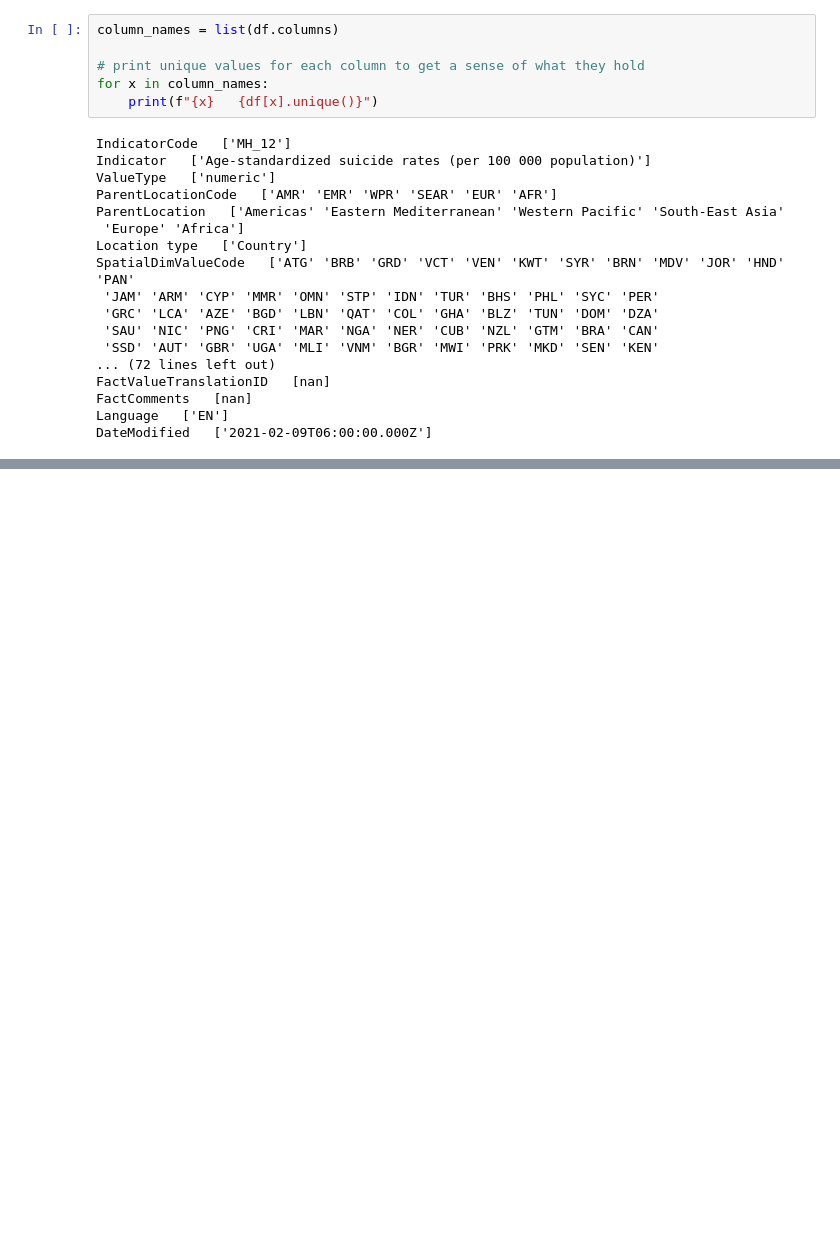
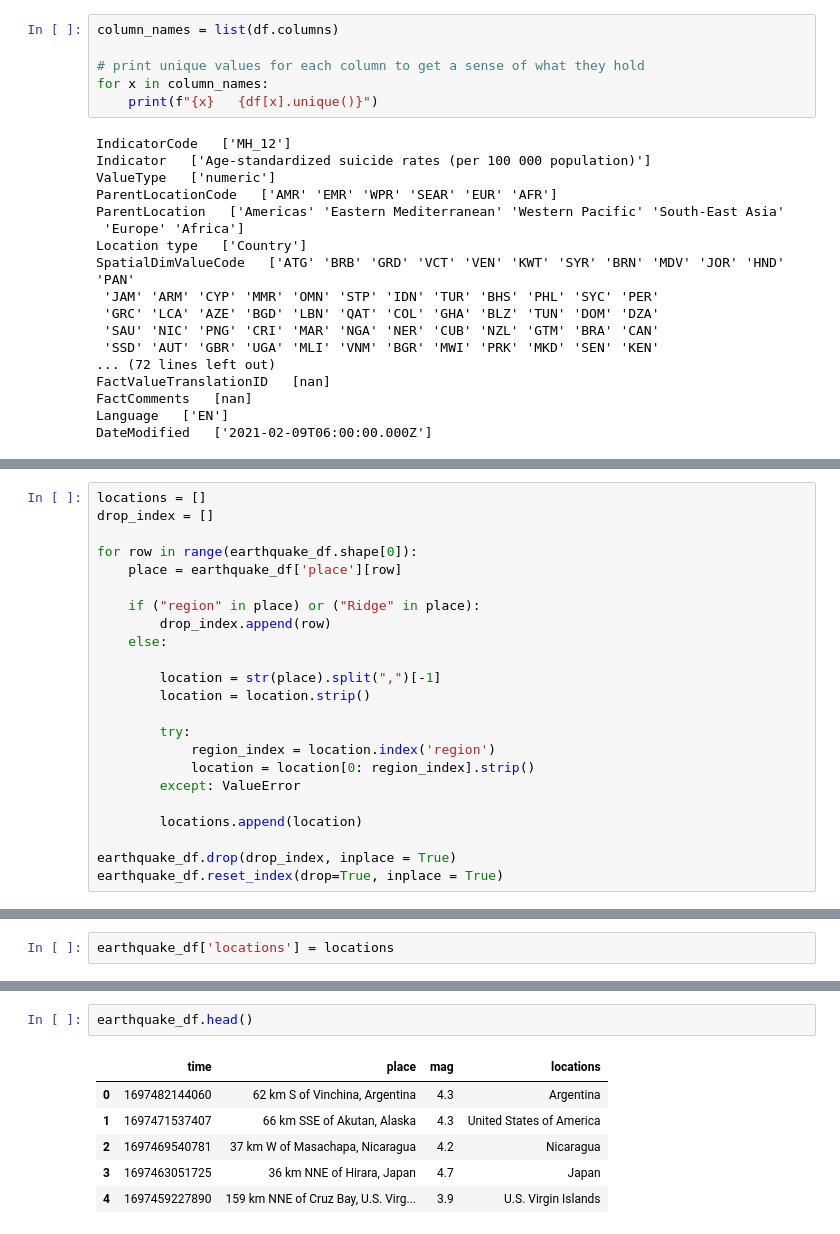
Before and after one commit to SRoethlisberger85/Earthquake_Analysis, a Jupyter notebook: suicide_data_analysis.ipynb, the cells around one changed output, grey strips where cells are left out. Cells and saved outputs as stored; diff of their text form; blank space fills up the shorter version.

```diff
--- a/suicide_data_analysis.ipynb
+++ b/suicide_data_analysis.ipynb
@@ -61,0 +121,23 @@ df2.head()
+# %%
+locations = []
+drop_index = []
+
+for row in range(earthquake_df.shape[0]):
+    place = earthquake_df['place'][row]
+
+    if ("region" in place) or ("Ridge" in place):
+        drop_index.append(row)
+    else:
+
+        location = str(place).split(",")[-1]
+        location = location.strip()
+
+        try:
+            region_index = location.index('region')
+            location = location[0: region_index].strip()
+        except: ValueError
+
+        locations.append(location)
+
+earthquake_df.drop(drop_index, inplace = True)
+earthquake_df.reset_index(drop=True, inplace = True)
@@ -61,0 +176,2 @@ df2.head()
+# %%
+earthquake_df['locations'] = locations
@@ -61,0 +215,9 @@ df2.head()
+# %%
+earthquake_df.head()
+# %% [output]
+|  | time | place | mag | locations |
+| 0 | 1697482144060 | 62 km S of Vinchina, Argentina | 4.3 | Argentina |
+| 1 | 1697471537407 | 66 km SSE of Akutan, Alaska | 4.3 | United States of America |
+| 2 | 1697469540781 | 37 km W of Masachapa, Nicaragua | 4.2 | Nicaragua |
+| 3 | 1697463051725 | 36 km NNE of Hirara, Japan | 4.7 | Japan |
+| 4 | 1697459227890 | 159 km NNE of Cruz Bay, U.S. Virg... | 3.9 | U.S. Virgin Islands |
```
Also changed, not shown: parts of 18 cells of this notebook, 1 other file.
